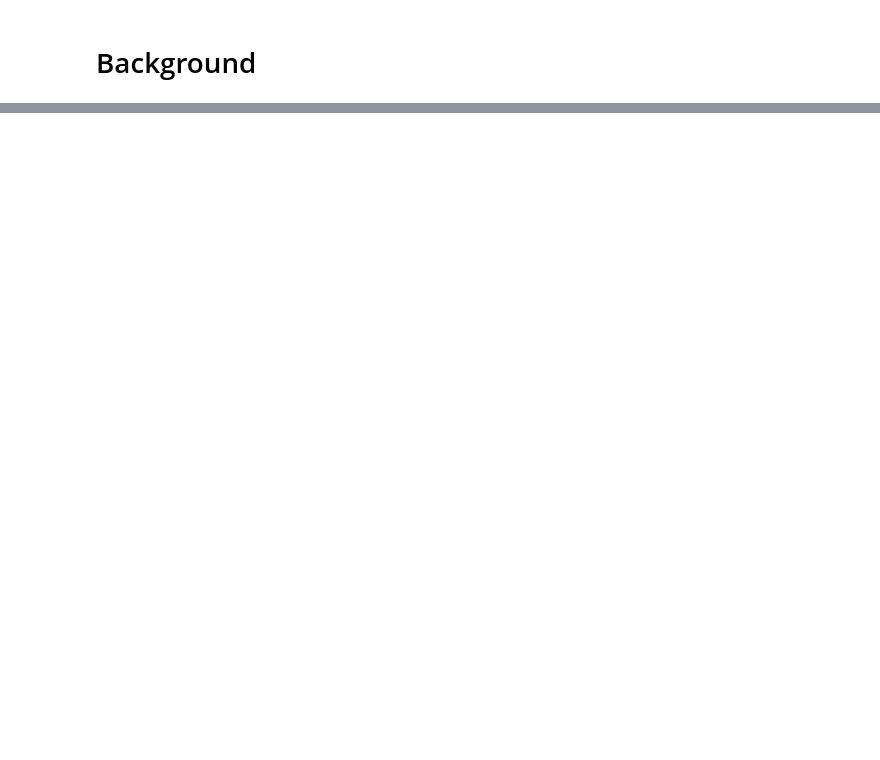
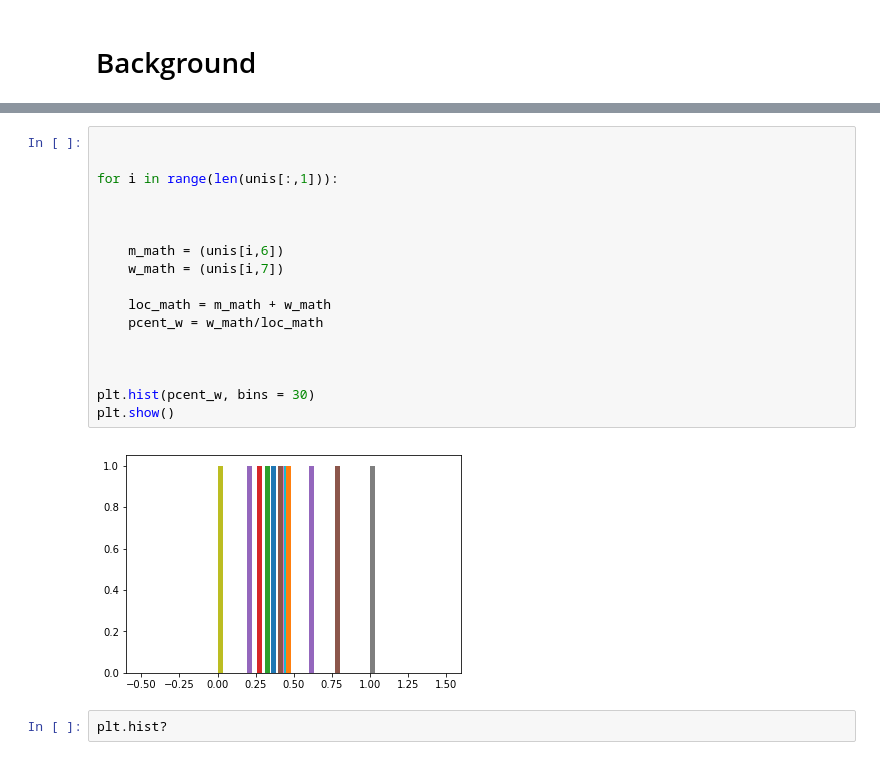
Before and after one commit to FMazzoni/bootcamp18, a Jupyter notebook: Active.ipynb, the cells around one changed output, grey strips where cells are left out. Saved outputs shown, nothing was run; the diff lists cells and outputs as text; blank space fills up the shorter version.

```diff
--- a/Active.ipynb
+++ b/Active.ipynb
@@ -61,0 +141,21 @@ print(unis)
+# %%
+
+
+for i in range(len(unis[:,1])):
+
+
+
+    m_math = (unis[i,6])
+    w_math = (unis[i,7])
+
+    loc_math = m_math + w_math
+    pcent_w = w_math/loc_math
+
+
+
+plt.hist(pcent_w, bins = 30)
+plt.show()
+# %% [output]
+[figure, added]
+# %%
+plt.hist?
```
Also changed, not shown: parts of 24 cells of this notebook, 2 other files.
